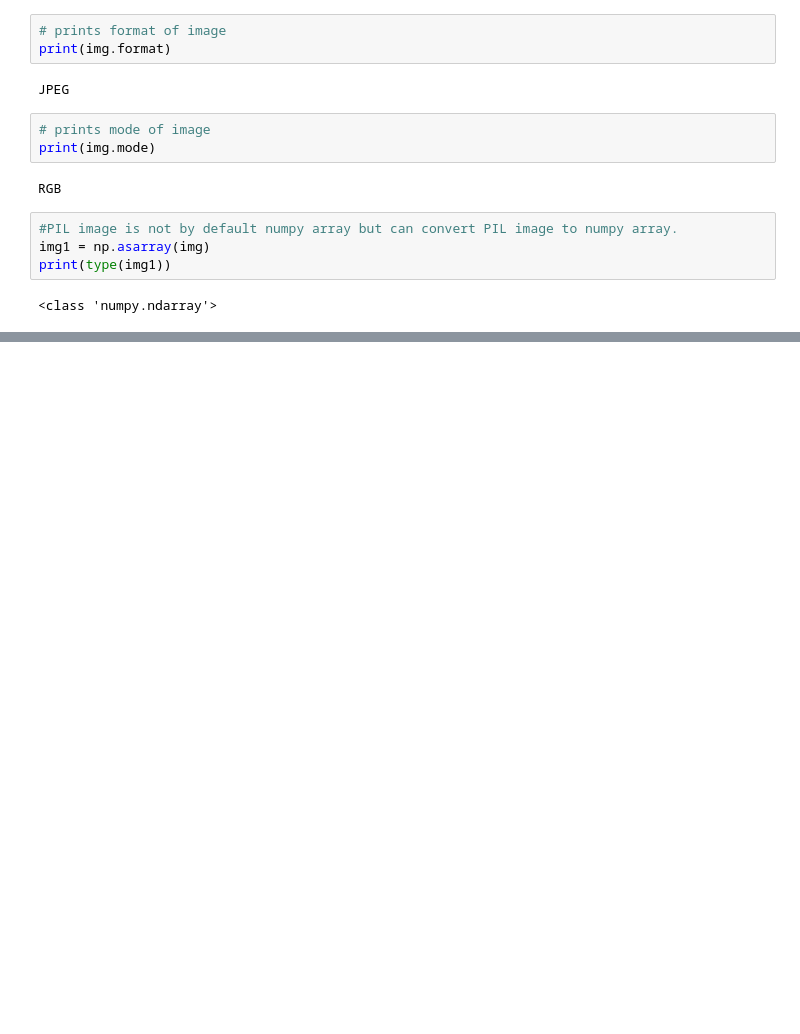
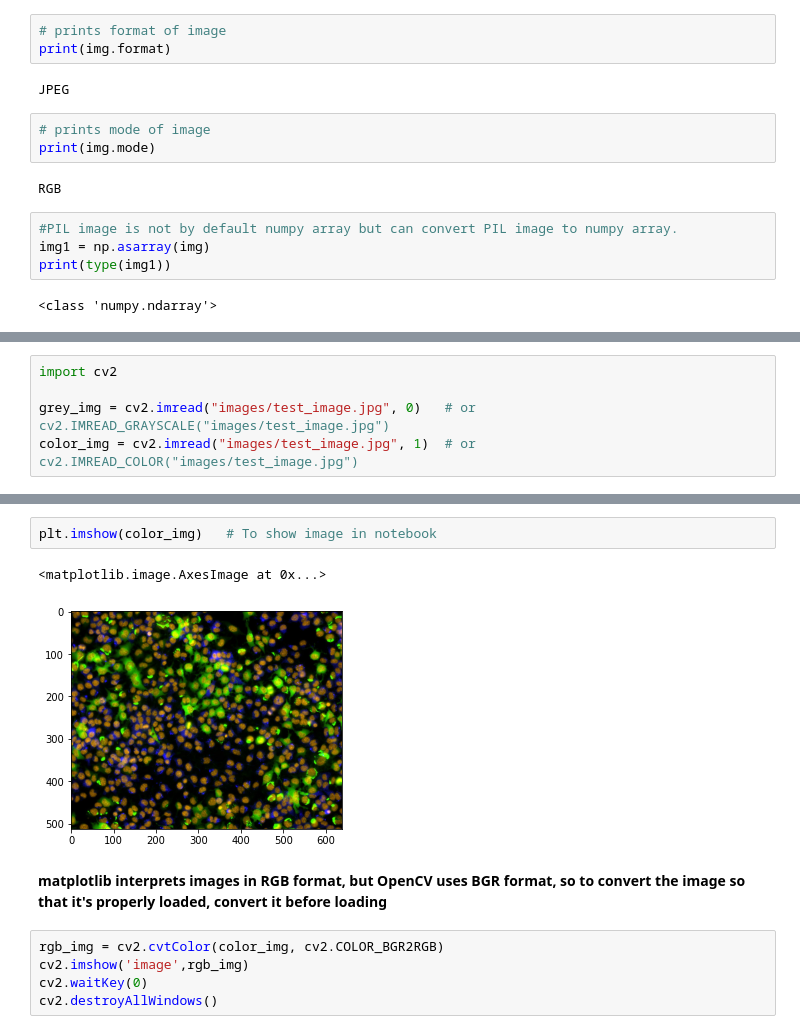
Before and after one commit to 0b1101-ajay/Computer-Vision, a Jupyter notebook: Reading images.ipynb, the cells around one changed output, grey strips where cells are left out. Cells and saved outputs as stored; diff of their text form; blank space fills up the shorter version.

```diff
--- a/Reading images.ipynb
+++ b/Reading images.ipynb
@@ -46,0 +213,5 @@ print(type(img1))
+# %%
+import cv2
+
+grey_img = cv2.imread("images/test_image.jpg", 0)   # or cv2.IMREAD_GRAYSCALE("images/test_image.jpg")
+color_img = cv2.imread("images/test_image.jpg", 1)  # or cv2.IMREAD_COLOR("images/test_image.jpg")
@@ -46,0 +237,12 @@ print(type(img1))
+# %%
+plt.imshow(color_img)   # To show image in notebook
+# %% [output]
+<matplotlib.image.AxesImage at 0x...>
+[figure, added]
+# %% [markdown]
+**matplotlib interprets images in RGB format, but OpenCV uses BGR format, so to convert the image so that it's properly loaded, convert it before loading**
+# %%
+rgb_img = cv2.cvtColor(color_img, cv2.COLOR_BGR2RGB)
+cv2.imshow('image',rgb_img)
+cv2.waitKey(0)
+cv2.destroyAllWindows()
```
Also changed, not shown: parts of 44 cells of this notebook, 13 other files.
